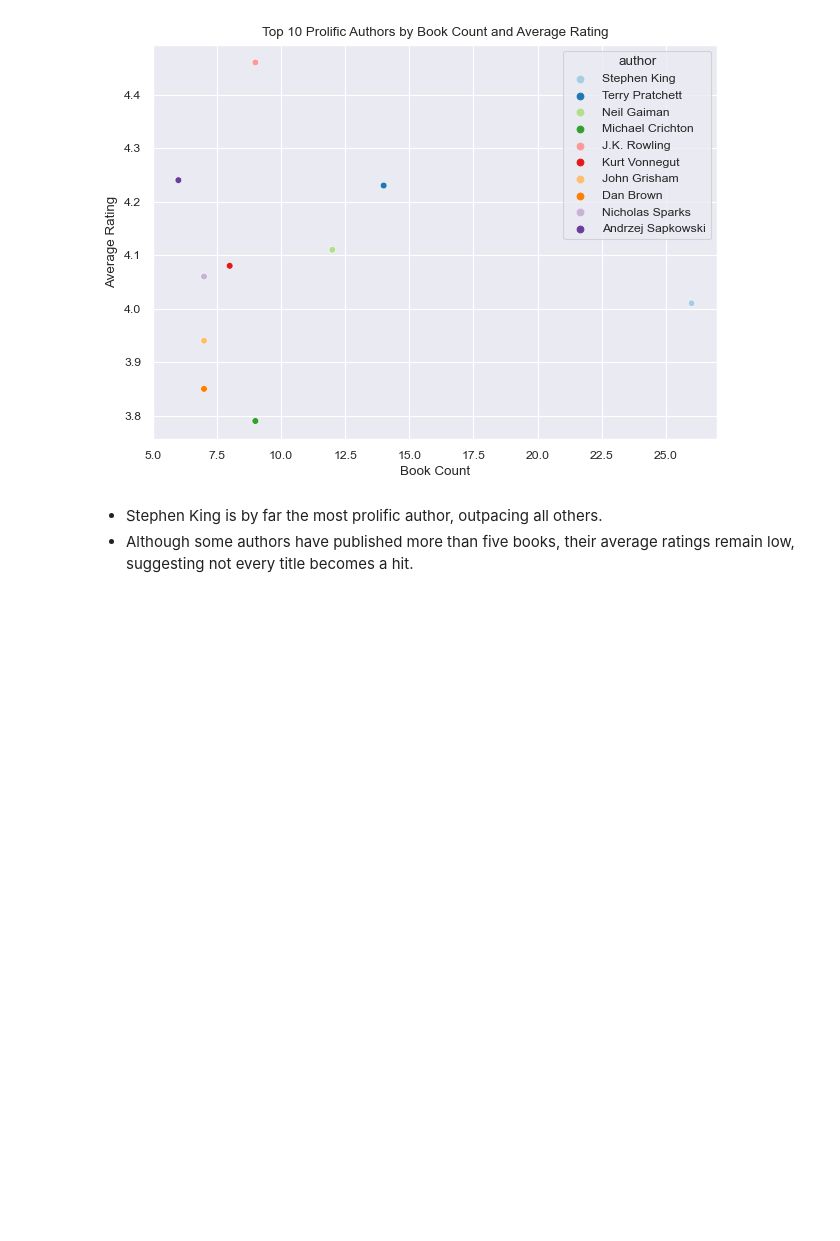
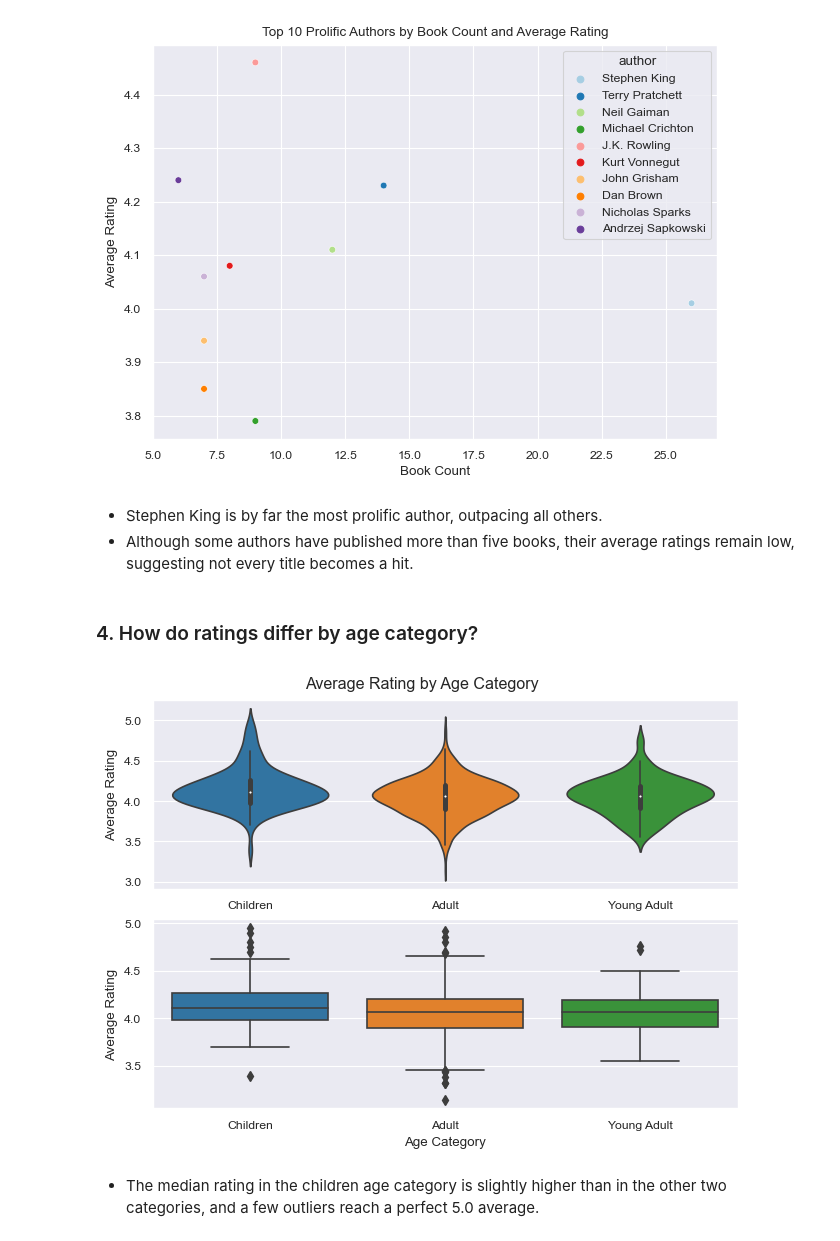
Before and after one commit to mo-chabane-tech/Data-Notebooks-And-Dashboards, a Jupyter notebook: Popular Books For Exchanging/Data Analysis Template.ipynb, the cells around one changed output. Saved outputs shown, nothing was run; the diff lists cells and outputs as text; code cells hidden in the pictures; blank space fills up the shorter version.

Commit message:
feat: visualize average rating by age category.

```diff
--- a/Popular Books For Exchanging/Data Analysis Template.ipynb
+++ b/Popular Books For Exchanging/Data Analysis Template.ipynb
@@ -304,3 +304,19 @@ plt.show()
 # %% [markdown]
 - Stephen King is by far the most prolific author, outpacing all others.
 - Although some authors have published more than five books, their average ratings remain low, suggesting not every title becomes a hit.
+# %% [markdown]
+### 4. How do ratings differ by age category?
+# %%
+fig, ax = plt.subplots(2, 1, constrained_layout=True)
+sns.violinplot(data=df, x="age_category", y="rating_average", ax=ax[0], palette="tab10")
+sns.boxplot(data=df, x="age_category", y="rating_average", ax=ax[1], palette="tab10")
+ax[0].set_xlabel("")
+ax[0].set_ylabel("Average Rating")
+ax[1].set_ylabel("Average Rating")
+ax[1].set_xlabel("Age Category")
+fig.suptitle("Average Rating by Age Category")
+plt.show()
+# %% [output]
+[figure, added]
+# %% [markdown]
+- The median rating in the children age category is slightly higher than in the other two categories, and a few outliers reach a perfect 5.0 average.
```
